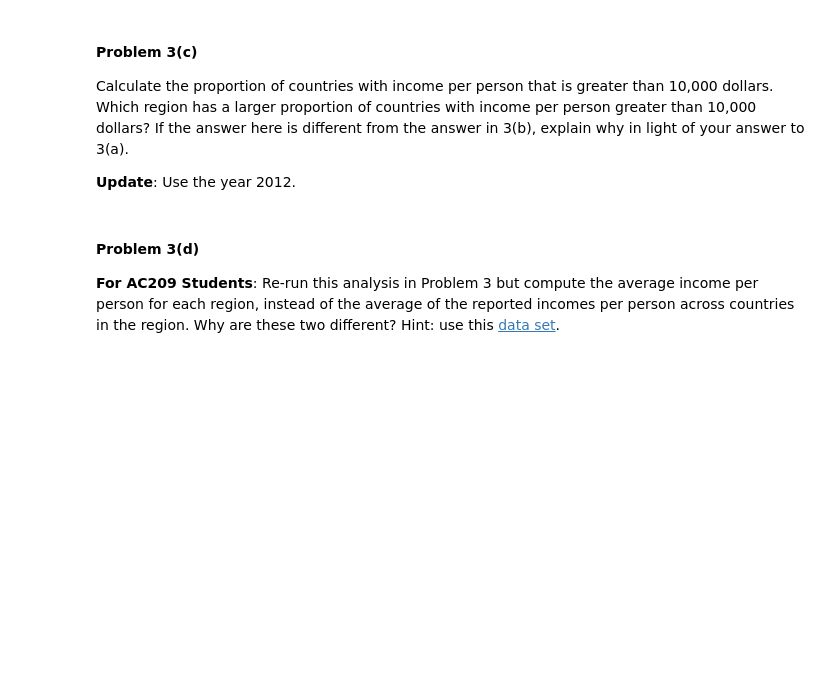
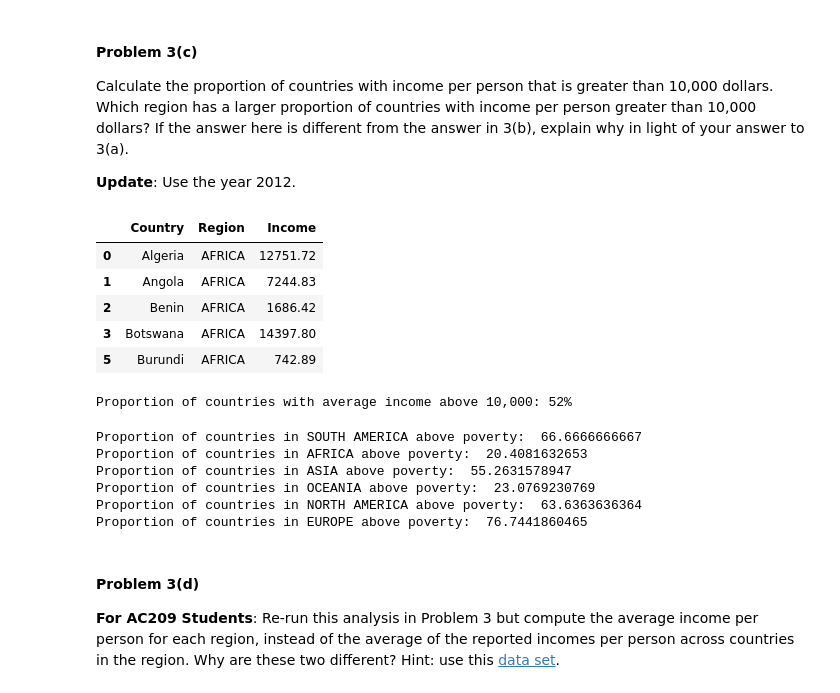
Before and after one commit to bwainstock/cs109, a Jupyter notebook: hw/HW1/HW1.ipynb, the cells around one changed output. Saved outputs shown, nothing was run; the diff lists cells and outputs as text; code cells hidden in the pictures; blank space fills up the shorter version.

```diff
--- a/hw/HW1/HW1.ipynb
+++ b/hw/HW1/HW1.ipynb
@@ -443,0 +461,17 @@ Calculate the proportion of countries with income per person that is greater tha
+# %%
+country_income = mergeByYear(2012)
+poverty = 10000
+country_income.head()
+# %% [output]
+|  | Country | Region | Income |
+| 0 | Algeria | AFRICA | 12751.72 |
+| 1 | Angola | AFRICA | 7244.83 |
+| 2 | Benin | AFRICA | 1686.42 |
+| 3 | Botswana | AFRICA | 14397.80 |
+| 5 | Burundi | AFRICA | 742.89 |
+# %%
+countries_above_poverty = country_income[country_income['Income'] > poverty]
+percent_above_poverty = 100*(countries_above_poverty.count(numeric_only=True)/country_income.count(numeric_only=True))
+print('Proportion of countries with average income above 10,000: {}%'.format(int(percent_above_poverty)))
+# %% [output]
+Proportion of countries with average income above 10,000: 52%
@@ -444,3 +484,18 @@ Calculate the proportion of countries with income per person that is greater tha
+# %%
+num_above_poverty = {x:y for x,y in series_above_pov.iteritems()}
+regions = set(country_income['Region'])
+
+country_income[country_income['Region'] == 'AFRICA'].count()[0]
+for region in regions:
+    total = country_income[country_income['Region']==region].count()[0]
+    print('Proportion of countries in {} above poverty: '.format(region), (num_above_poverty[region]/total)*100)
+# %% [output]
+Proportion of countries in SOUTH AMERICA above poverty:  66.6666666667
+Proportion of countries in AFRICA above poverty:  20.4081632653
+Proportion of countries in ASIA above poverty:  55.2631578947
+Proportion of countries in OCEANIA above poverty:  23.0769230769
+Proportion of countries in NORTH AMERICA above poverty:  63.6363636364
+Proportion of countries in EUROPE above poverty:  76.7441860465
 # %% [markdown]
 #### Problem 3(d)
 
```
Also changed, not shown: parts of 12 cells of this notebook, 1 other file.
